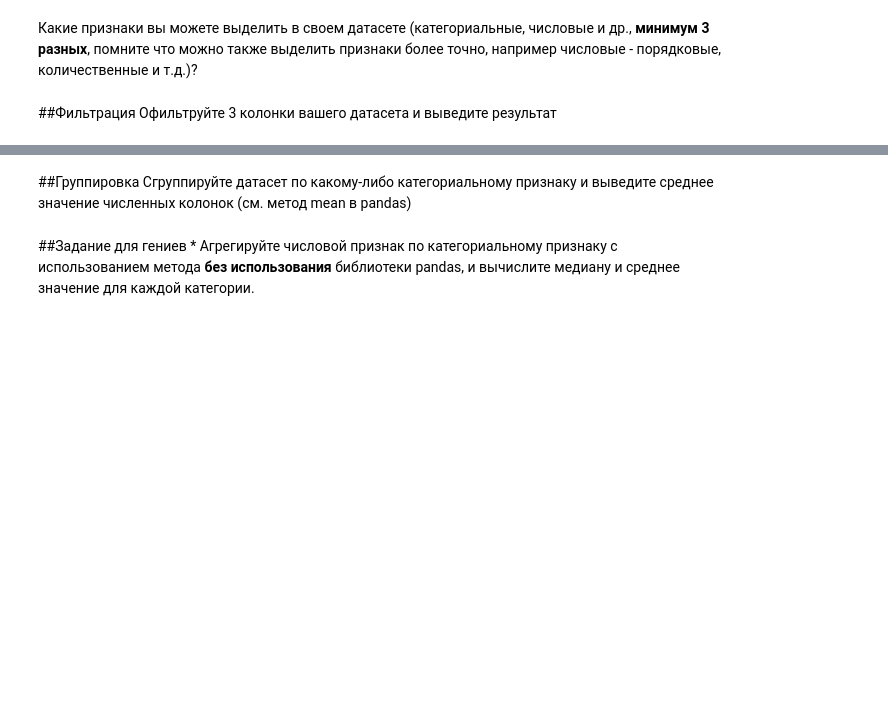
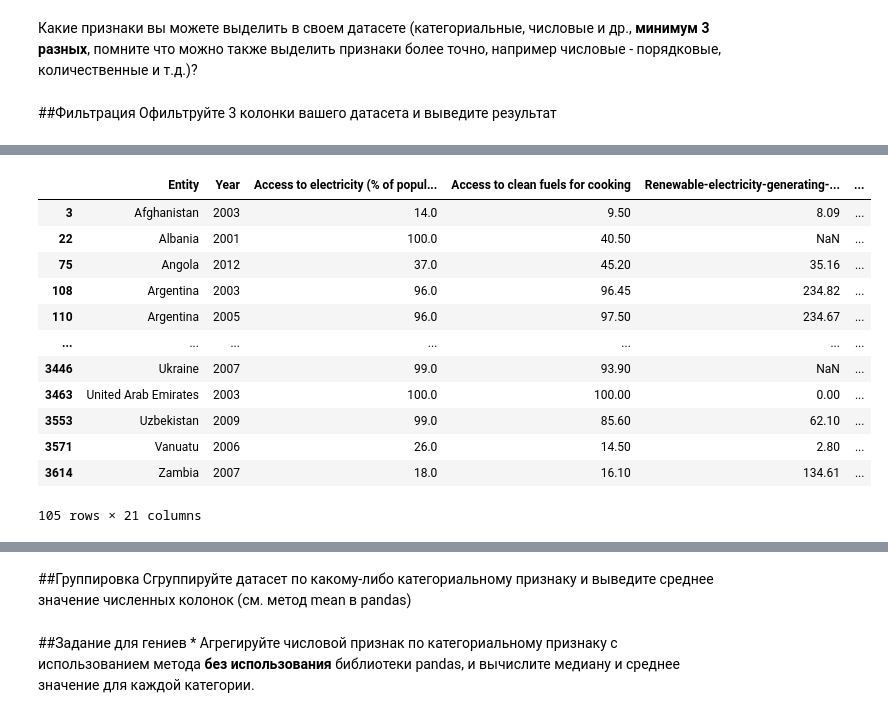
Before and after one commit to MaximRubbit2/-, a Jupyter notebook: Копия_блокнота_"Задание_1_ipynb".ipynb, the cells around one changed output, grey strips where cells are left out. Drawn from its saved outputs; the diff is of its cells as text; code cells hidden in the pictures; blank space fills up the shorter version.

```diff
--- a/Копия_блокнота_"Задание_1_ipynb".ipynb
+++ b/Копия_блокнота_"Задание_1_ipynb".ipynb
@@ -79,0 +221,16 @@ df
+# %%
+df[df["gdp_growth"] == 8]
+# %% [output]
+|  | Entity | Year | Access to electricity (% of popul... | Access to clean fuels for cooking | Renewable-electricity-generating-... | ... |
+| 3 | Afghanistan | 2003 | 14.0 | 9.50 | 8.09 | ... |
+| 22 | Albania | 2001 | 100.0 | 40.50 | NaN | ... |
+| 75 | Angola | 2012 | 37.0 | 45.20 | 35.16 | ... |
+| 108 | Argentina | 2003 | 96.0 | 96.45 | 234.82 | ... |
+| 110 | Argentina | 2005 | 96.0 | 97.50 | 234.67 | ... |
+| ... | ... | ... | ... | ... | ... | ... |
+| 3446 | Ukraine | 2007 | 99.0 | 93.90 | NaN | ... |
+| 3463 | United Arab Emirates | 2003 | 100.0 | 100.00 | 0.00 | ... |
+| 3553 | Uzbekistan | 2009 | 99.0 | 85.60 | 62.10 | ... |
+| 3571 | Vanuatu | 2006 | 26.0 | 14.50 | 2.80 | ... |
+| 3614 | Zambia | 2007 | 18.0 | 16.10 | 134.61 | ... |
+105 rows × 21 columns
```
Also changed, not shown: parts of 22 cells of this notebook.
